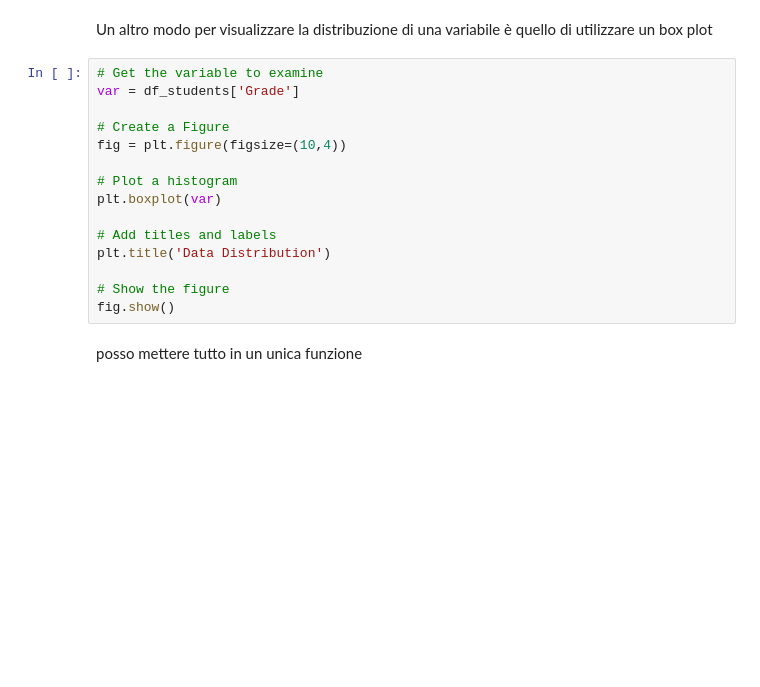
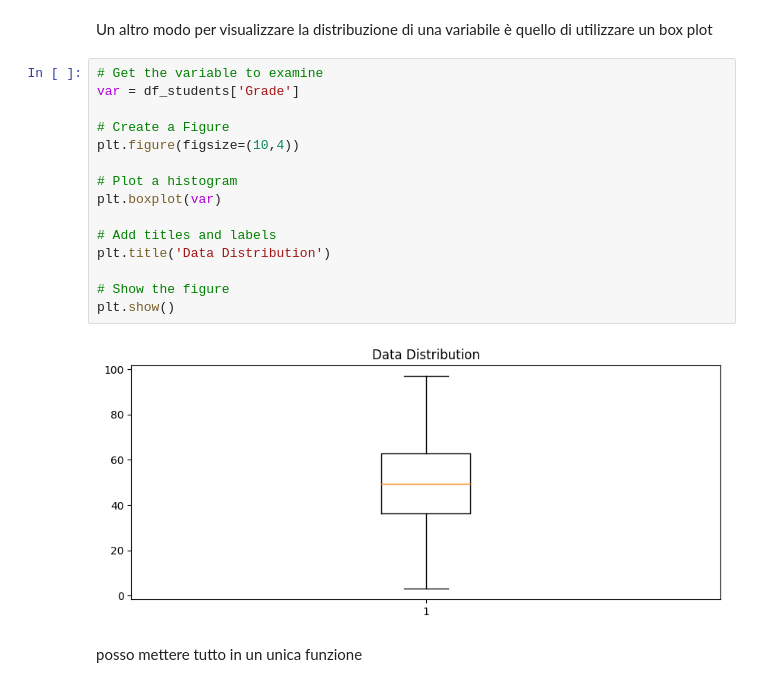
Before and after one commit to Rick8998/PythonEsempi_Tutorial, a Jupyter notebook: data_analysis/pandas_examples/matplotlib.ipynb, the cells around one changed output. Cells and saved outputs as stored; diff of their text form; blank space fills up the shorter version.

```diff
--- a/data_analysis/pandas_examples/matplotlib.ipynb
+++ b/data_analysis/pandas_examples/matplotlib.ipynb
@@ -182,18 +191,20 @@ Un altro modo per visualizzare la distribuzione di una variabile è quello di ut
 # %%
 # Get the variable to examine
 var = df_students['Grade']
 
 # Create a Figure
-fig = plt.figure(figsize=(10,4))
+plt.figure(figsize=(10,4))
 
 # Plot a histogram
 plt.boxplot(var)
 
 # Add titles and labels
 plt.title('Data Distribution')
 
 # Show the figure
-fig.show()
+plt.show()
+# %% [output]
+[figure, added]
 # %% [markdown]
 posso mettere tutto in un unica funzione
 # %%
```
Also changed, not shown: parts of 2 cells of this notebook.
